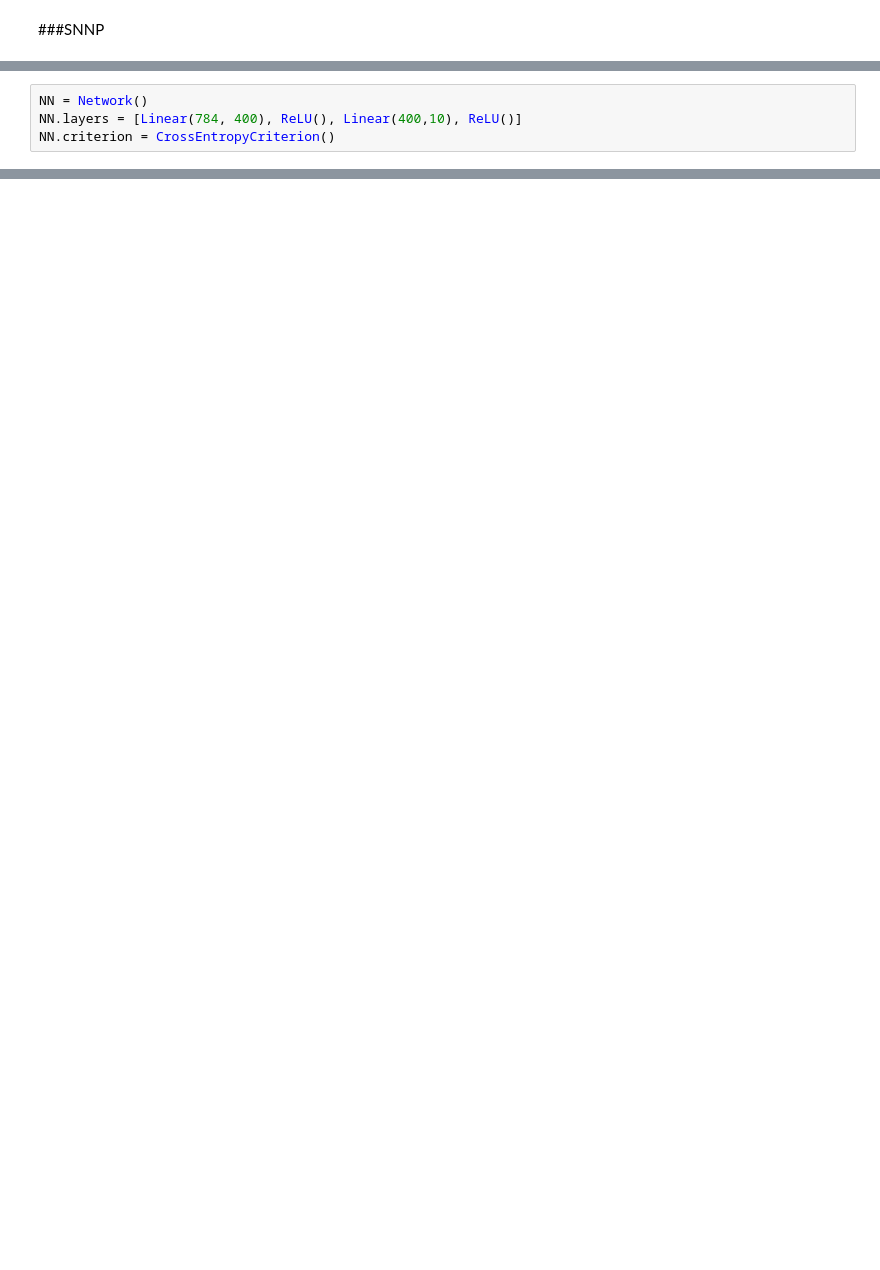
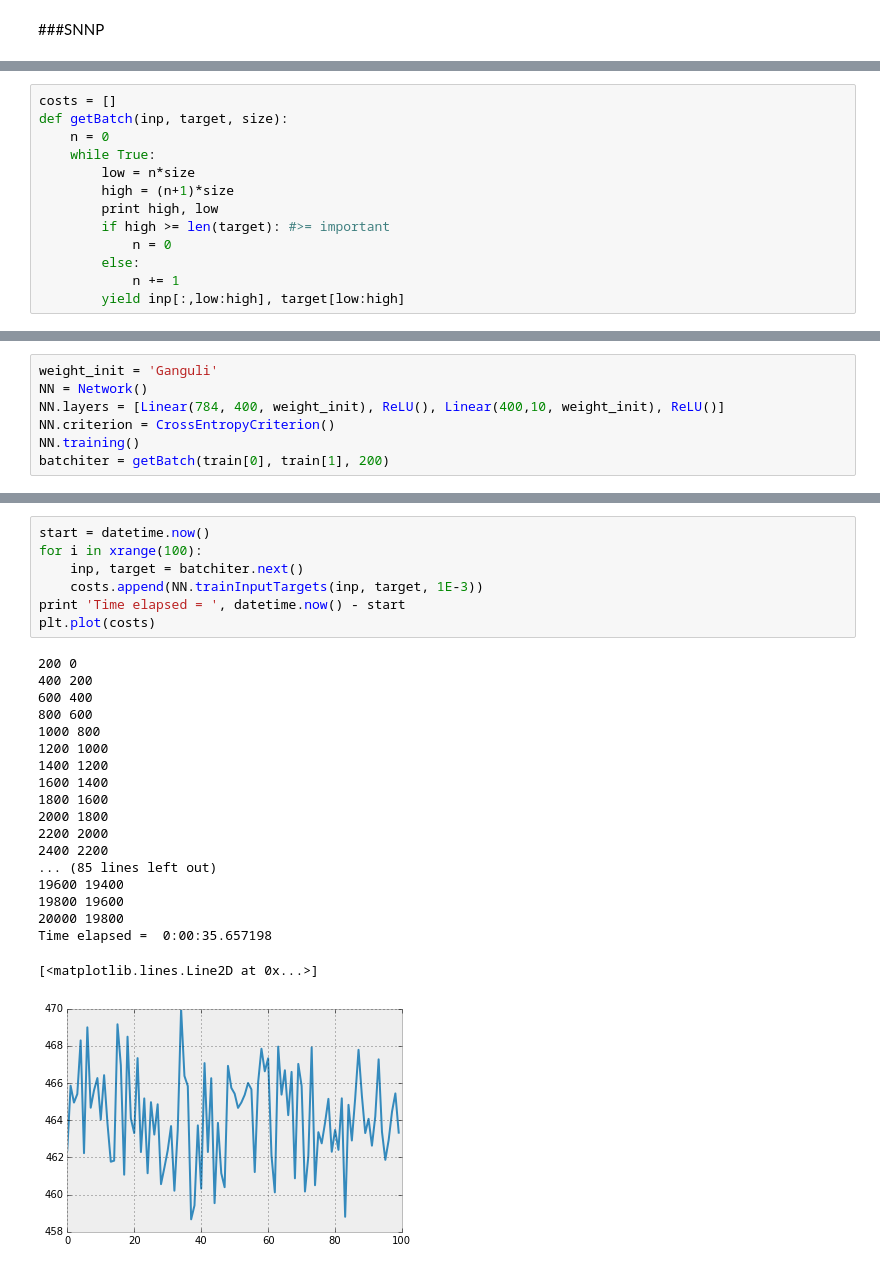
Before and after one commit to colinclement/snnp, a Jupyter notebook: nbs/mnist.ipynb, the cells around one changed output, grey strips where cells are left out. Drawn from its saved outputs; the diff is of its cells as text; blank space fills up the shorter version.

```diff
--- a/nbs/mnist.ipynb
+++ b/nbs/mnist.ipynb
@@ -28,0 +97,13 @@ map(lambda x: x.shape, test2)
+# %%
+costs = []
+def getBatch(inp, target, size):
+    n = 0
+    while True:
+        low = n*size
+        high = (n+1)*size
+        print high, low
+        if high >= len(target): #>= important
+            n = 0
+        else:
+            n += 1
+        yield inp[:,low:high], target[low:high]
@@ -29,4 +112,7 @@ map(lambda x: x.shape, test2)
 # %%
+weight_init = 'Ganguli'
 NN = Network()
-NN.layers = [Linear(784, 400), ReLU(), Linear(400,10), ReLU()]
+NN.layers = [Linear(784, 400, weight_init), ReLU(), Linear(400,10, weight_init), ReLU()]
 NN.criterion = CrossEntropyCriterion()
+NN.training()
+batchiter = getBatch(train[0], train[1], 200)
@@ -53,0 +124,27 @@ train[0][:,:2].shape
+# %%
+start = datetime.now()
+for i in xrange(100):
+    inp, target = batchiter.next()
+    costs.append(NN.trainInputTargets(inp, target, 1E-3))
+print 'Time elapsed = ', datetime.now() - start
+plt.plot(costs)
+# %% [output]
+200 0
+400 200
+600 400
+800 600
+1000 800
+1200 1000
+1400 1200
+1600 1400
+1800 1600
+2000 1800
+2200 2000
+2400 2200
+... (85 lines left out)
+19600 19400
+19800 19600
+20000 19800
+Time elapsed =  0:00:35.657198
+[<matplotlib.lines.Line2D at 0x...>]
+[figure, added]
```
Also changed, not shown: parts of 24 cells of this notebook.
